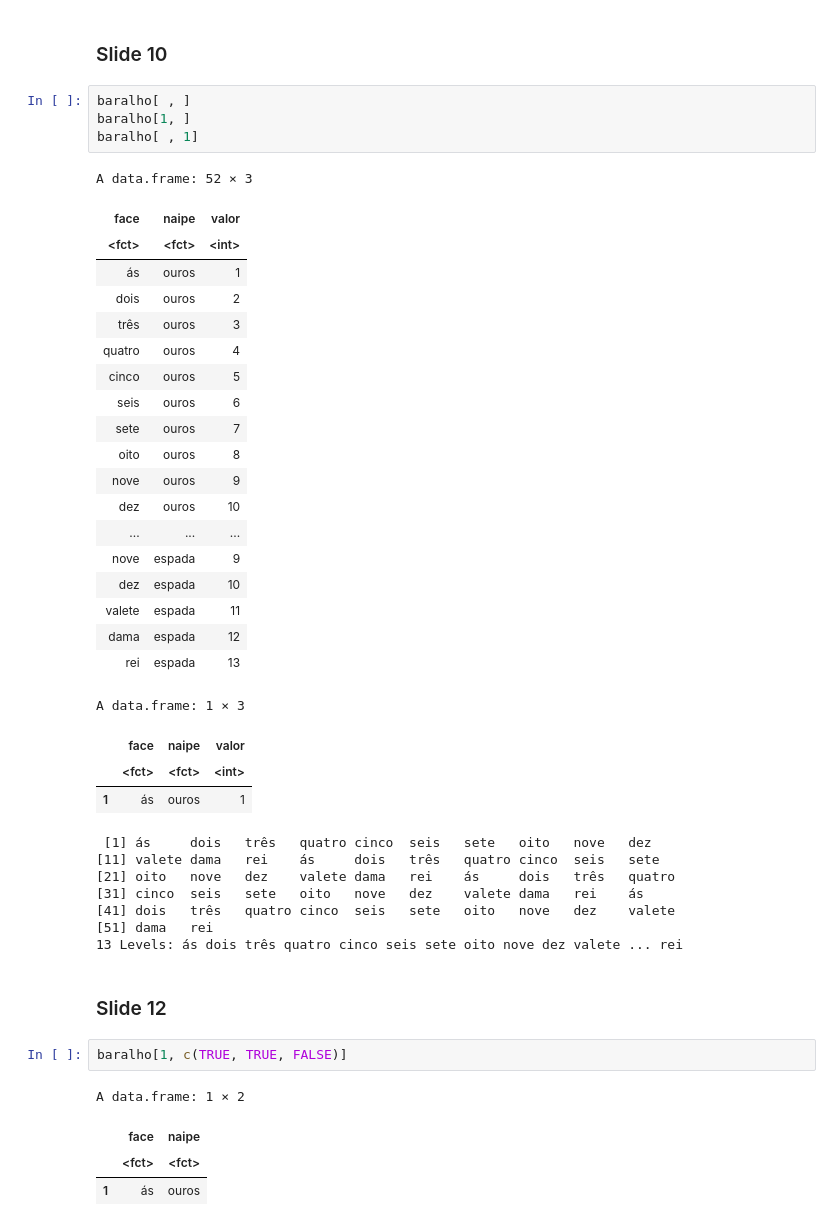
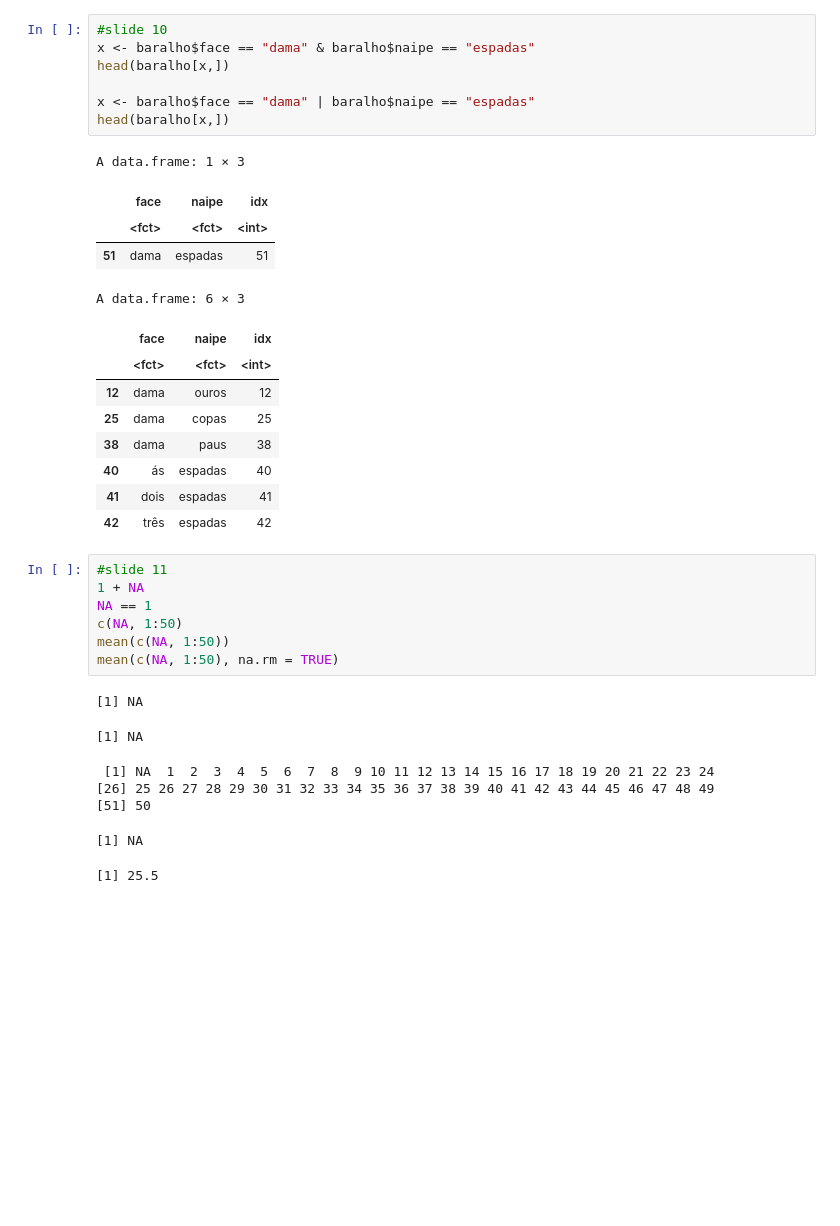
Before and after one commit to eogasawara/R, a Jupyter notebook: 05-Modificacao-Valores.ipynb, the cells around one changed output. Drawn from its saved outputs; the diff is of its cells as text; blank space fills up the shorter version.

```diff
--- a/05-Modificacao-Valores.ipynb
+++ b/05-Modificacao-Valores.ipynb
@@ -140,49 +113,39 @@ c(1, 2, 3) %in% c(3, 4, 5)
 [1] FALSE  TRUE FALSE
 [1] FALSE
 [1] FALSE FALSE  TRUE
-# %% [markdown]
-### Slide 10
 # %%
-baralho[ , ]
-baralho[1, ]
-baralho[ , 1]
+#slide 10
+x <- baralho$face == "dama" & baralho$naipe == "espadas"
+head(baralho[x,])
+
+x <- baralho$face == "dama" | baralho$naipe == "espadas"
+head(baralho[x,])
 # %% [output]
-A data.frame: 52 × 3
+A data.frame: 1 × 3
-| face | naipe | valor |
-| <fct> | <fct> | <int> |
-| ás | ouros | 1 |
-| dois | ouros | 2 |
-| três | ouros | 3 |
-| quatro | ouros | 4 |
-| cinco | ouros | 5 |
-| seis | ouros | 6 |
-| sete | ouros | 7 |
-| oito | ouros | 8 |
-| nove | ouros | 9 |
-| dez | ouros | 10 |
-| ... | ... | ... |
-| nove | espada | 9 |
-| dez | espada | 10 |
-| valete | espada | 11 |
-| dama | espada | 12 |
-| rei | espada | 13 |
+|  | face | naipe | idx |
+|  | <fct> | <fct> | <int> |
+| 51 | dama | espadas | 51 |
-A data.frame: 1 × 3
+A data.frame: 6 × 3
-|  | face | naipe | valor |
+|  | face | naipe | idx |
 |  | <fct> | <fct> | <int> |
-| 1 | ás | ouros | 1 |
+| 12 | dama | ouros | 12 |
+| 25 | dama | copas | 25 |
+| 38 | dama | paus | 38 |
+| 40 | ás | espadas | 40 |
+| 41 | dois | espadas | 41 |
+| 42 | três | espadas | 42 |
- [1] ás     dois   três   quatro cinco  seis   sete   oito   nove   dez
-[11] valete dama   rei    ás     dois   três   quatro cinco  seis   sete
-[21] oito   nove   dez    valete dama   rei    ás     dois   três   quatro
-[31] cinco  seis   sete   oito   nove   dez    valete dama   rei    ás
-[41] dois   três   quatro cinco  seis   sete   oito   nove   dez    valete
-[51] dama   rei
-13 Levels: ás dois três quatro cinco seis sete oito nove dez valete ... rei
-# %% [markdown]
-### Slide 12
 # %%
-baralho[1, c(TRUE, TRUE, FALSE)]
+#slide 11
+1 + NA
+NA == 1
+c(NA, 1:50)
+mean(c(NA, 1:50))
+mean(c(NA, 1:50), na.rm = TRUE)
 # %% [output]
-A data.frame: 1 × 2
+[1] NA
-|  | face | naipe |
-|  | <fct> | <fct> |
-| 1 | ás | ouros |
+[1] NA
+ [1] NA  1  2  3  4  5  6  7  8  9 10 11 12 13 14 15 16 17 18 19 20 21 22 23 24
+[26] 25 26 27 28 29 30 31 32 33 34 35 36 37 38 39 40 41 42 43 44 45 46 47 48 49
+[51] 50
+[1] NA
+[1] 25.5
```
Also changed, not shown: parts of 20 cells of this notebook, 4 other files.
